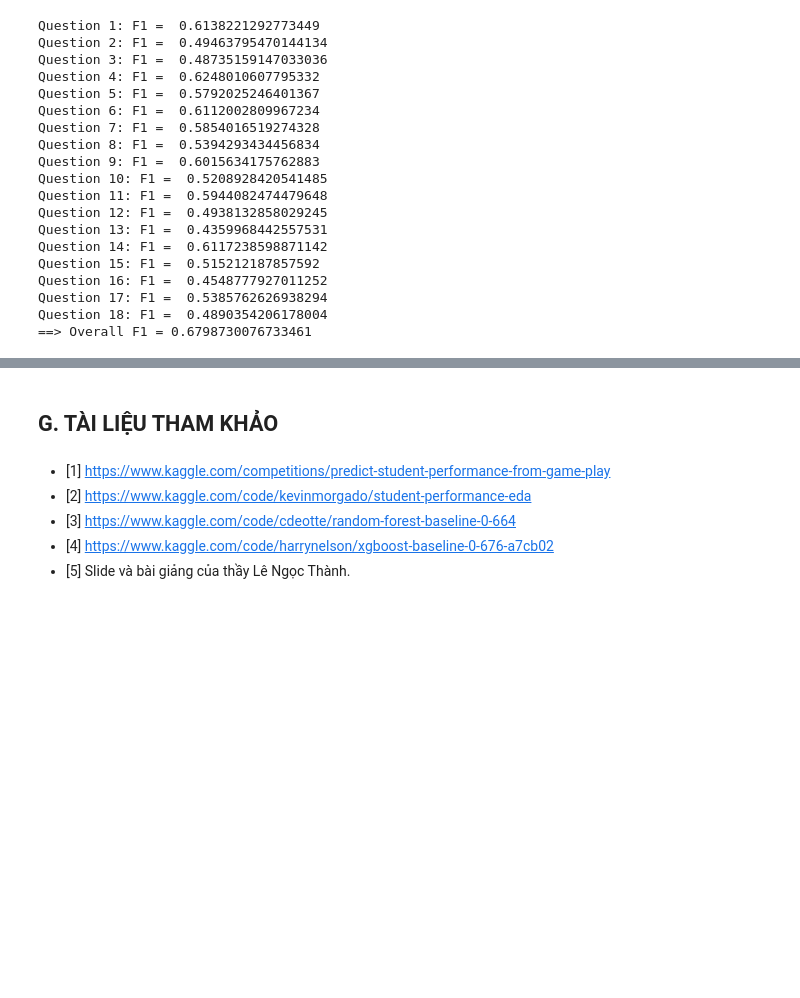
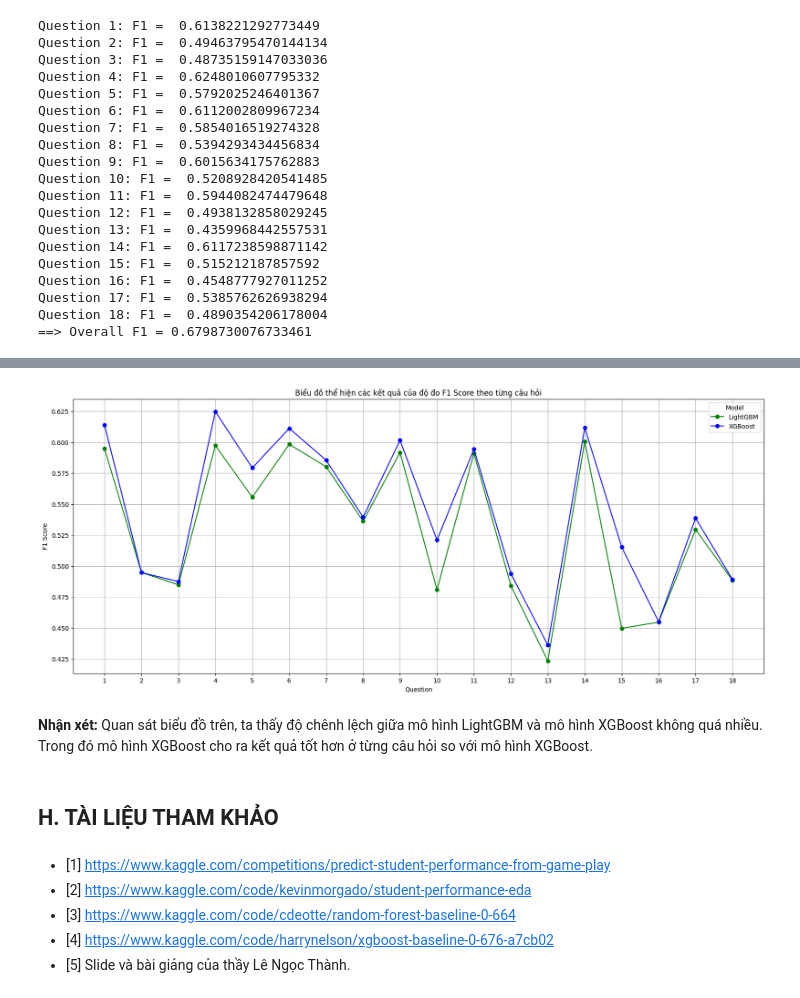
Before and after one commit to vt-khang/KHDLUD-FinalProject, a Jupyter notebook: 19120511_19120526_19120539.ipynb, the cells around one changed output, grey strips where cells are left out. Saved outputs shown, nothing was run; the diff lists cells and outputs as text; code cells hidden in the pictures; blank space fills up the shorter version.

```diff
--- a/19120511_19120526_19120539.ipynb
+++ b/19120511_19120526_19120539.ipynb
@@ -1270,9 +1349,11 @@ Cuối cùng, ta sẽ tính độ đo F1 Score theo từng câu hỏi tương
 # %%
 for question in range(1, 19):
   m = f1_score(true_df[question - 1].values, (pred_df[question - 1].values > best_threshold).astype('int'), average = 'macro')
+  f1_score_df[question]['XGBoost'] = m
   print(f'Question {question}: F1 = ', m)
 
 m = f1_score(true_df.values.reshape((-1)), (pred_df.values.reshape((-1)) > best_threshold).astype('int'), average = 'macro')
+f1_score_df['Overall']['XGBoost'] = m
 print('==> Overall F1 =', m)
 # %% [output]
 Question 1: F1 =  0.6138221292773449
@@ -1297,5 +1415,21 @@ Question 18: F1 =  0.4890354206178004
+# %%
+question_f1_score_df = f1_score_df[f1_score_df.columns.drop('Overall')].T
+plt.figure(figsize = (20, 8))
+plt.plot(question_f1_score_df.index, question_f1_score_df['LightGBM'], marker = 'o', color = 'g', label = 'LightGBM')
+plt.plot(question_f1_score_df.index, question_f1_score_df['XGBoost'], marker = 'o', color = 'b', label = 'XGBoost')
+plt.xlabel('Question')
+plt.ylabel('F1 Score')
+plt.xticks(np.arange(1, 19))
+plt.title('Biểu đồ thể hiện các kết quả của độ đo F1 Score theo từng câu hỏi')
+plt.legend(title = 'Model')
+plt.grid()
+plt.show()
+# %% [output]
+[figure, added]
+# %% [markdown]
+**Nhận xét:** Quan sát biểu đồ trên, ta thấy độ chênh lệch giữa mô hình LightGBM và mô hình XGBoost không quá nhiều. Trong đó mô hình XGBoost cho ra kết quả tốt hơn ở từng câu hỏi so với mô hình XGBoost.
 # %% [markdown]
-## G. TÀI LIỆU THAM KHẢO
+## H. TÀI LIỆU THAM KHẢO
 # %% [markdown]
 - [1] https://www.kaggle.com/competitions/predict-student-performance-from-game-play
 - [2] https://www.kaggle.com/code/kevinmorgado/student-performance-eda
```
Also changed, not shown: parts of 25 cells of this notebook.
